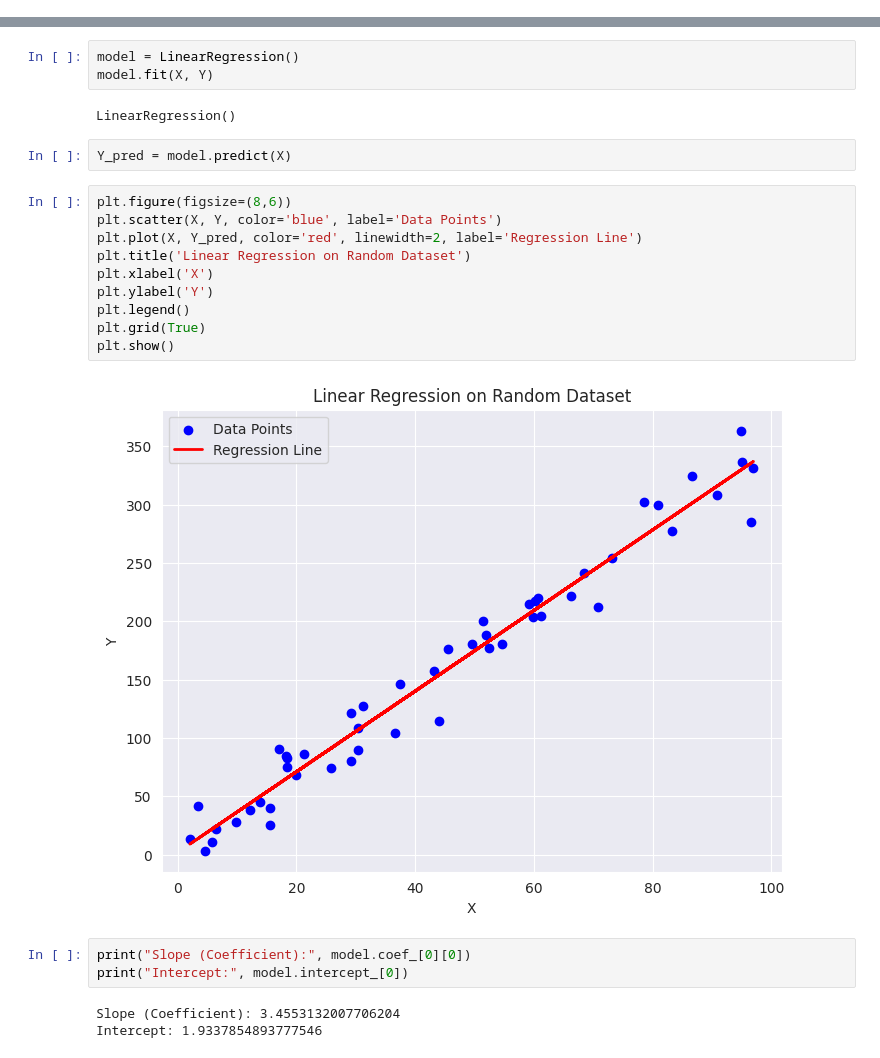
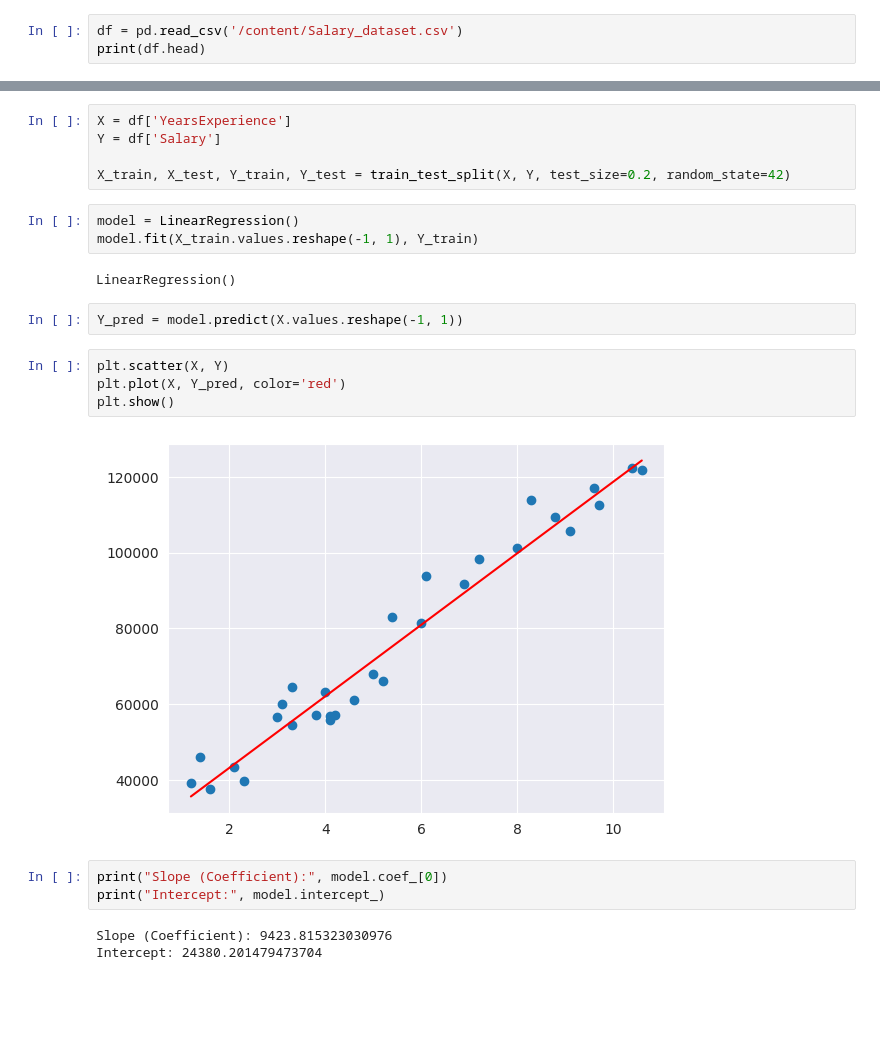
Before and after one commit to pawanshettyy/ml, a Jupyter notebook: exp2/practical_2.ipynb, the cells around one changed output, grey strips where cells are left out. Drawn from its saved outputs; the diff is of its cells as text; blank space fills up the shorter version.

```diff
--- a/exp2/practical_2.ipynb
+++ b/exp2/practical_2.ipynb
@@ -10,0 +11,3 @@ Y = 3.5 * X + np.random.randn(50, 1) * 20
+# %%
+df = pd.read_csv('/content/Salary_dataset.csv')
+print(df.head)
@@ -11,25 +32,24 @@ Y = 3.5 * X + np.random.randn(50, 1) * 20
+# %%
+X = df['YearsExperience']
+Y = df['Salary']
+
+X_train, X_test, Y_train, Y_test = train_test_split(X, Y, test_size=0.2, random_state=42)
 # %%
 model = LinearRegression()
-model.fit(X, Y)
+model.fit(X_train.values.reshape(-1, 1), Y_train)
 # %% [output]
 LinearRegression()
 # %%
-Y_pred = model.predict(X)
+Y_pred = model.predict(X.values.reshape(-1, 1))
-# %%
-plt.figure(figsize=(8,6))
-plt.scatter(X, Y, color='blue', label='Data Points')
-plt.plot(X, Y_pred, color='red', linewidth=2, label='Regression Line')
-plt.title('Linear Regression on Random Dataset')
-plt.xlabel('X')
-plt.ylabel('Y')
-plt.legend()
-plt.grid(True)
-plt.show()
-# %% [output]
-[figure, removed]
+# %%
+plt.scatter(X, Y)
+plt.plot(X, Y_pred, color='red')
+plt.show()
+# %% [output]
+[figure, added]
 # %%
-print("Slope (Coefficient):", model.coef_[0][0])
-print("Intercept:", model.intercept_[0])
+print("Slope (Coefficient):", model.coef_[0])
+print("Intercept:", model.intercept_)
 # %% [output]
-Slope (Coefficient): 3.4553132007706204
-Intercept: 1.9337854893777546
+Slope (Coefficient): 9423.815323030976
+Intercept: 24380.201479473704
```
Also changed, not shown: parts of 4 cells of this notebook.
